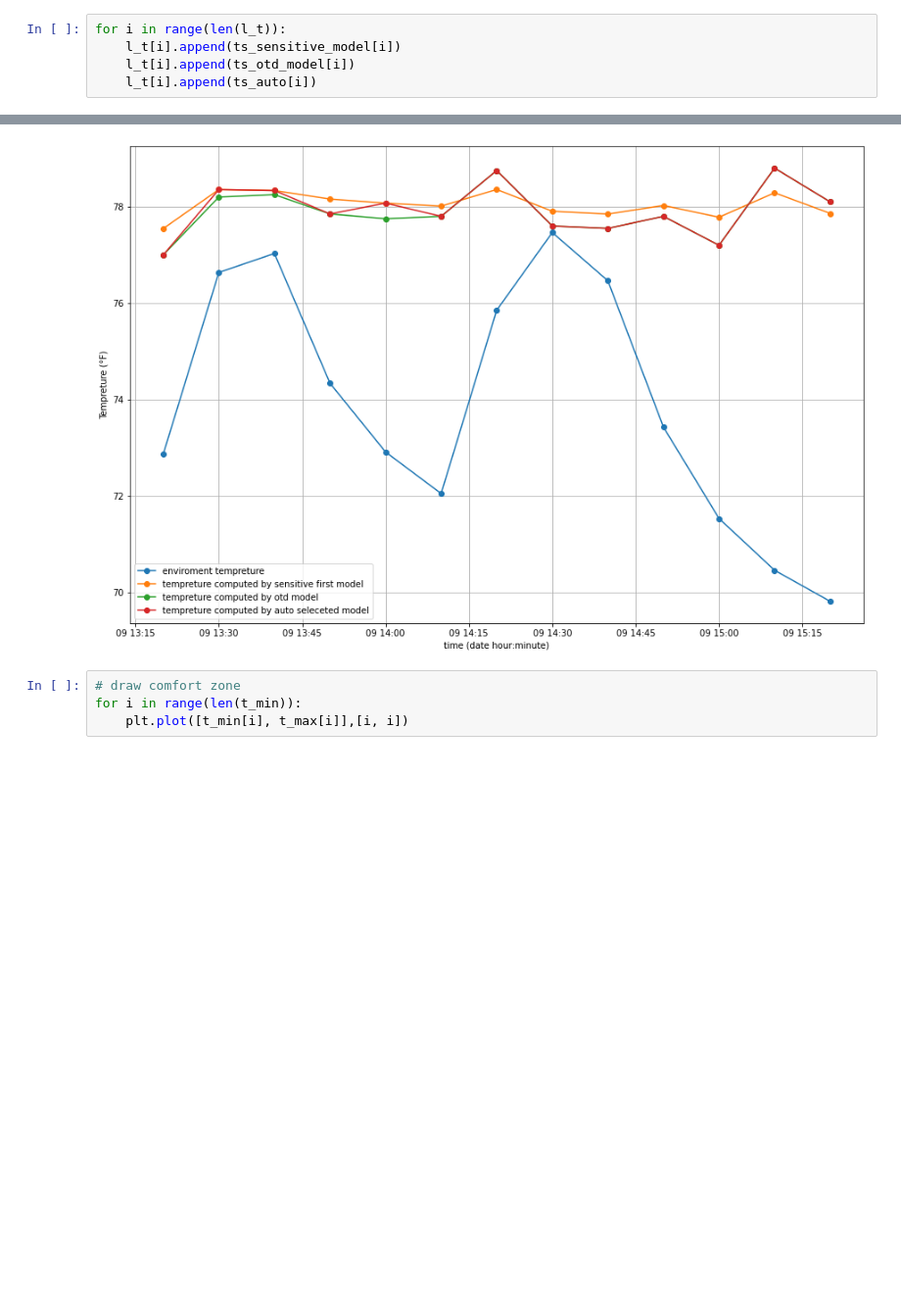
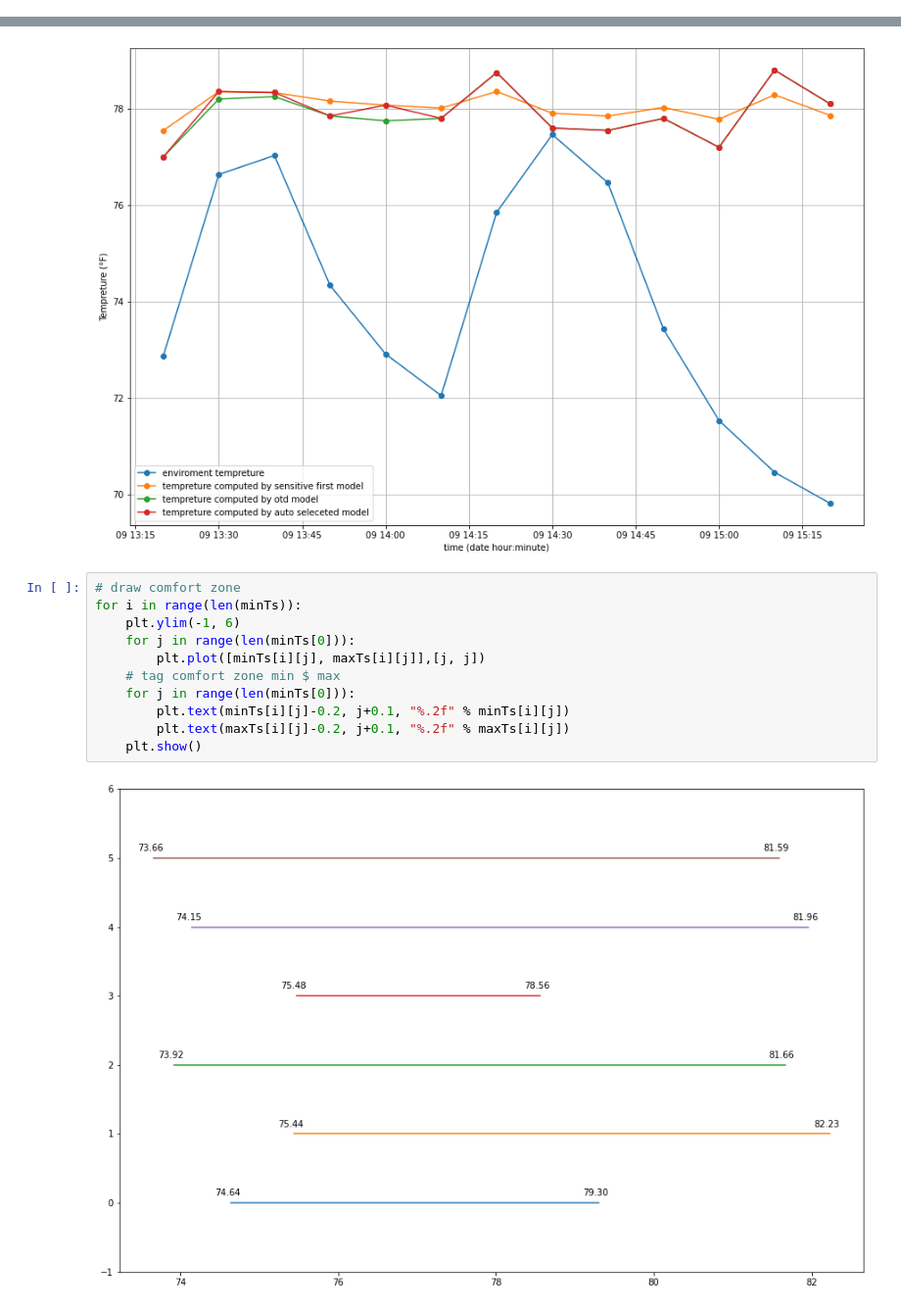
Before and after one commit to chengxiangduan-usc/mecsc, a Jupyter notebook: final_test/model_examine/final_test_model_examine.ipynb, the cells around one changed output, grey strips where cells are left out. Shown: that part at 98% size. Drawn from its saved outputs; the diff is of its cells as text; blank space fills up the shorter version.

```diff
--- a/final_test/model_examine/final_test_model_examine.ipynb
+++ b/final_test/model_examine/final_test_model_examine.ipynb
@@ -375,11 +375,6 @@ ts_auto
  78.10000000000001]
 # %% [markdown]
 # draw
-# %%
-for i in range(len(l_t)):
-    l_t[i].append(ts_sensitive_model[i])
-    l_t[i].append(ts_otd_model[i])
-    l_t[i].append(ts_auto[i])
 # %%
 time_start = datetime.datetime.strptime('12/09/20 13:20:00', '%m/%d/%y %H:%M:%S')
 time_end = datetime.datetime.strptime('12/09/20 15:20:00', '%m/%d/%y %H:%M:%S')
@@ -419,7 +414,16 @@ plt.grid(True)
 plt.show()
 # %% [output]
 [figure]
-# %%
-# draw comfort zone
-for i in range(len(t_min)):
-    plt.plot([t_min[i], t_max[i]],[i, i])
+# %%
+# draw comfort zone
+for i in range(len(minTs)):
+    plt.ylim(-1, 6)
+    for j in range(len(minTs[0])):
+        plt.plot([minTs[i][j], maxTs[i][j]],[j, j])
+    # tag comfort zone min $ max
+    for j in range(len(minTs[0])):
+        plt.text(minTs[i][j]-0.2, j+0.1, "%.2f" % minTs[i][j])
+        plt.text(maxTs[i][j]-0.2, j+0.1, "%.2f" % maxTs[i][j])
+    plt.show()
+# %% [output]
+[figure, added]
```
Also changed, not shown: parts of 2 cells of this notebook.
